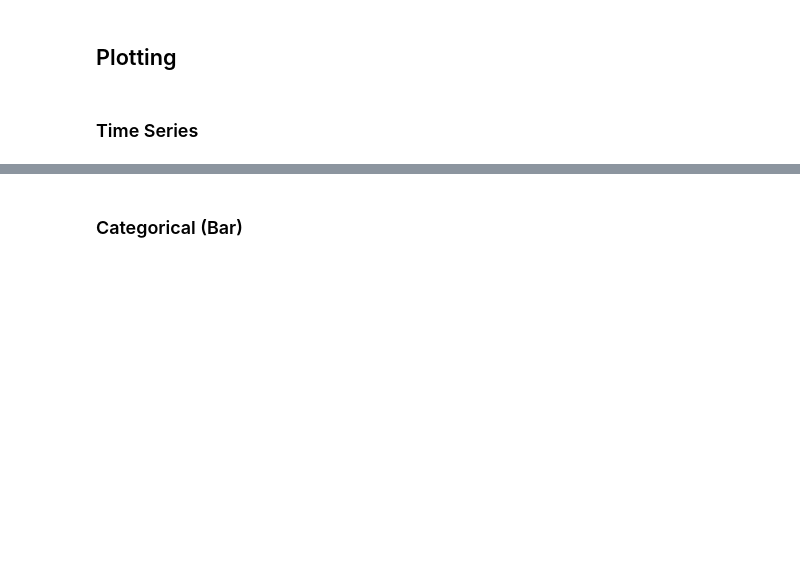
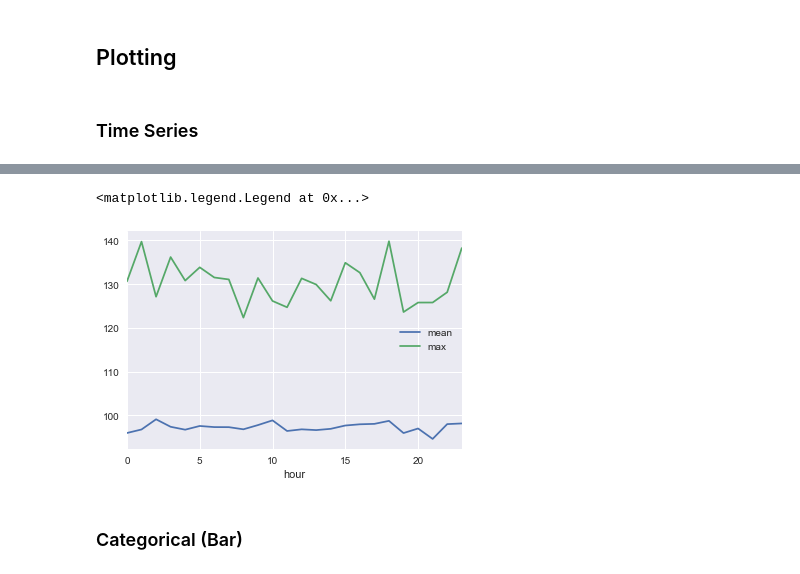
Before and after one commit to bfortuner/machine-learning, a Jupyter notebook: applied/Notes.ipynb, the cells around one changed output, grey strips where cells are left out. Saved outputs shown, nothing was run; the diff lists cells and outputs as text; code cells hidden in the pictures; blank space fills up the shorter version.

```diff
--- a/applied/Notes.ipynb
+++ b/applied/Notes.ipynb
@@ -105,3 +103,12 @@ rates.plot(kind='line');
+# %%
+# Plot two aggregations over time
+grouped = df.groupby('hour')
+grouped['amount'].mean().plot(kind='line', label='mean');
+grouped['amount'].max().plot(kind='line', label='max');
+plt.legend()
+# %% [output]
+<matplotlib.legend.Legend at 0x...>
+[figure, added]
 # %% [markdown]
 ### Categorical (Bar)
 # %%
```
Also changed, not shown: parts of 3 cells of this notebook.
